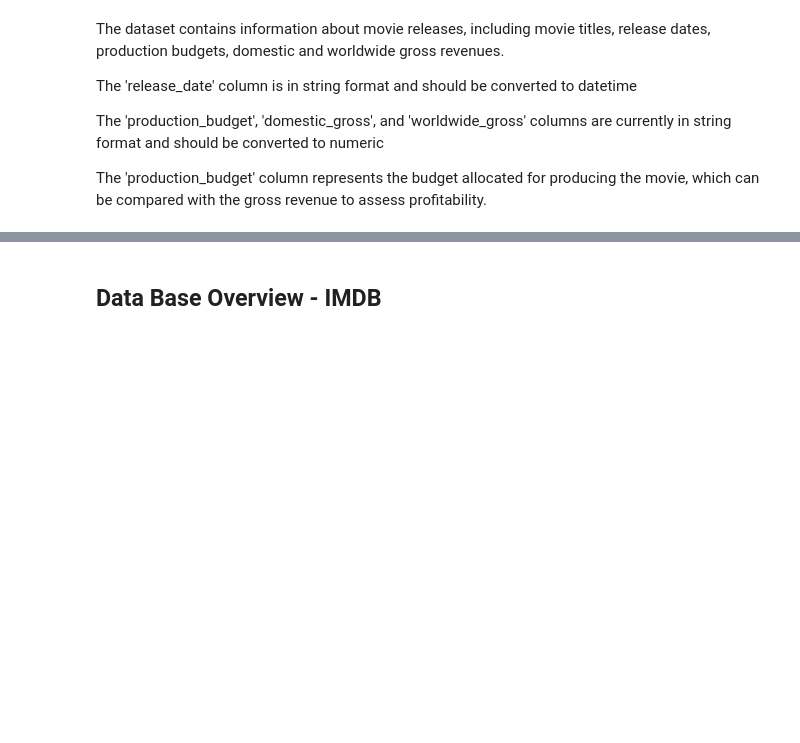
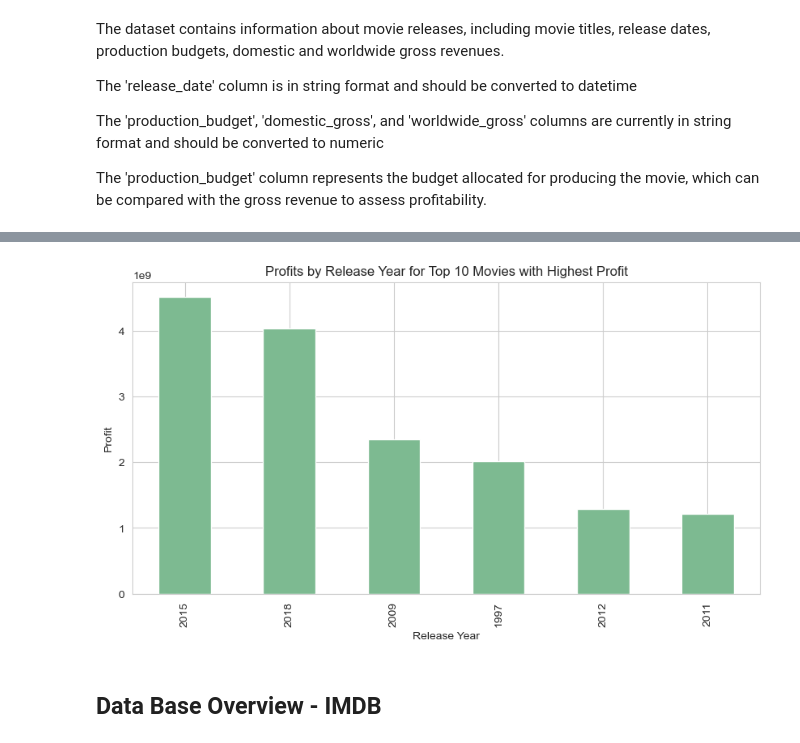
Before and after one commit to geomwangi007/Microsoft-Studio-Project, a Jupyter notebook: student.ipynb, the cells around one changed output, grey strips where cells are left out. Drawn from its saved outputs; the diff is of its cells as text; code cells hidden in the pictures; blank space fills up the shorter version.

```diff
--- a/student.ipynb
+++ b/student.ipynb
@@ -679,0 +742,6 @@ tn_movie_budgets.head()
+# %%
+# Define a lambda function to extract the year from the Timestamp object
+extract_year = lambda date_str: date_str.year
+
+# Applying the function to the release_date column
+tn_movie_budgets['release_year'] = tn_movie_budgets['release_date'].apply(extract_year)
@@ -680,3 +758,19 @@ tn_movie_budgets.head()
+# %%
+# Grouping profits by release year for top 10 movies with highest profit
+profit_by_year = most_profitable_movies.groupby(tn_movie_budgets['release_year'])['profit'].sum().sort_values(ascending=False).head(10)
+
+# Plotting profits by release year for top 10 movies with highest profit arranged by year ascending
+profit_by_year.plot(kind='bar', figsize=(10, 5))
+
+# Adding title and labels
+plt.title('Profits by Release Year for Top 10 Movies with Highest Profit')
+plt.xlabel('Release Year')
+plt.ylabel('Profit')
+
+# Displaying the plot
+plt.show()
+# %% [output]
+[figure, added]
 # %% [markdown]
 ## Data Base Overview  - IMDB
 # %%
```
Also changed, not shown: parts of 13 cells of this notebook.
